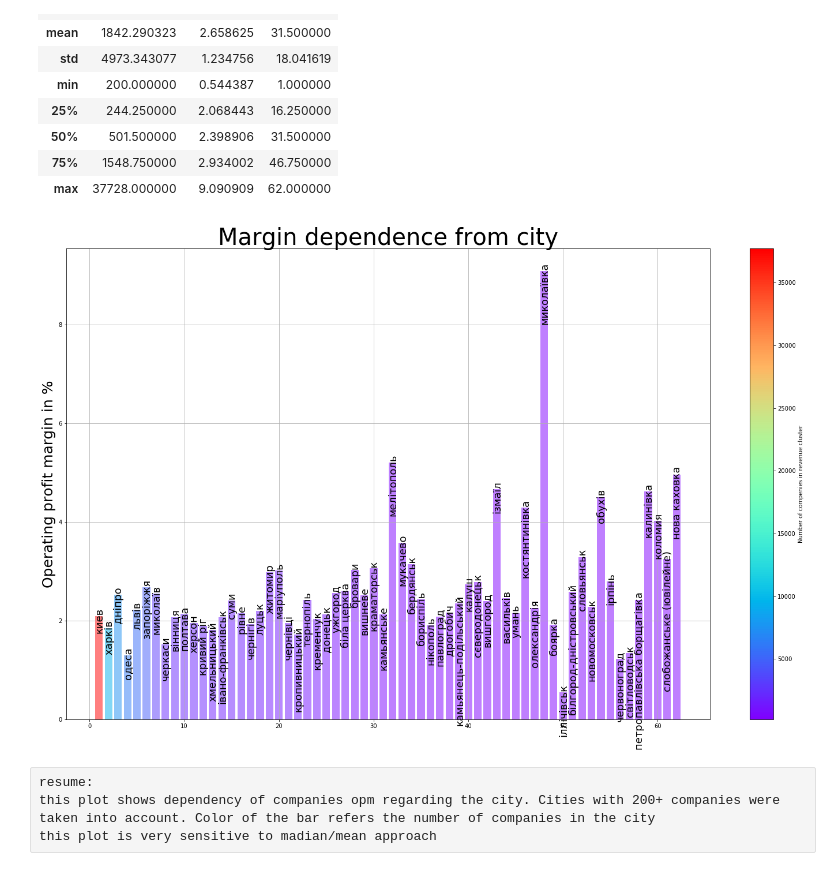
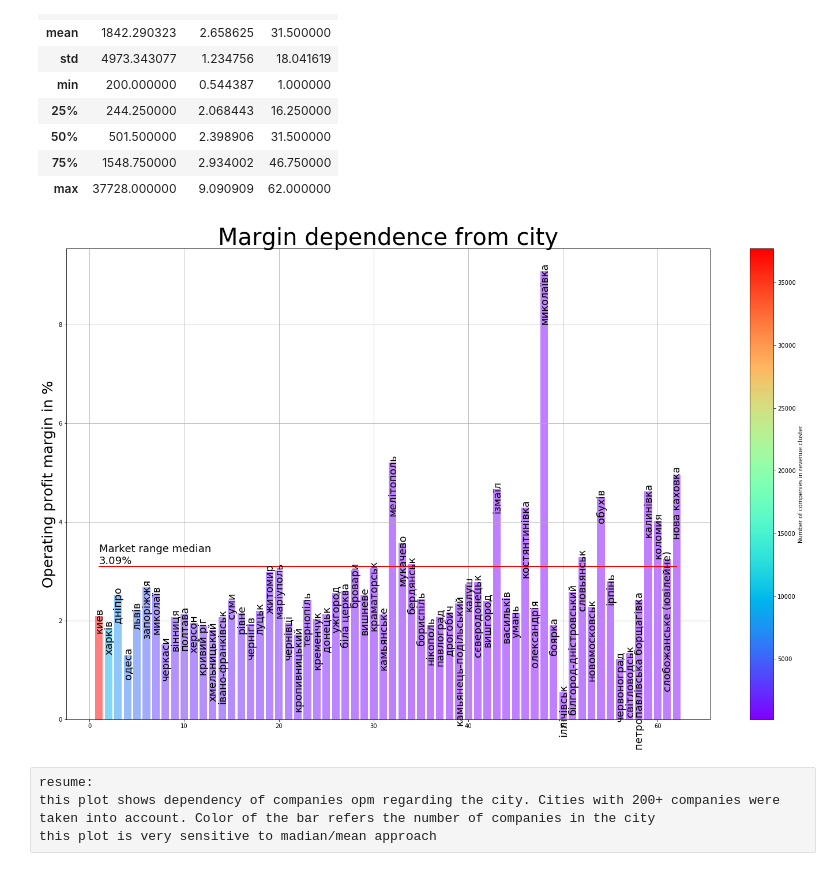
Before and after one commit to VeritasVZ/visualizations, a Jupyter notebook: benchmark_visualization_v2.ipynb, the cells around one changed output. Drawn from its saved outputs; the diff is of its cells as text; code cells hidden in the pictures.

```diff
--- a/benchmark_visualization_v2.ipynb
+++ b/benchmark_visualization_v2.ipynb
@@ -330,31 +346,33 @@ opm_from_city_g.describe()
 annotations = opm_from_city_g.city.values
 x = opm_from_city_g.city_id.values
 y = opm_from_city_g.opm.values
+range_median = np.linspace(dis_median, dis_median, len(annotations))
 # %%
 fig, ax = plt.subplots(figsize=(25,15))
 
 
 cmap = plt.cm.rainbow
 norm = mpl.colors.Normalize(vmin = opm_from_city_g.quantity.min(), vmax = opm_from_city_g.quantity.max())
 #norm = mpl.colors.Normalize(vmin = 1, vmax = 100000)
 ax.bar(x, y, color = cmap(norm(opm_from_city_g.quantity)), alpha = 0.5)
+ax.plot(x, range_median, color = 'r', linewidth=2, alpha=1)
 ax.set_title('Margin dependence from city')
 ax.title.set_fontsize(40)
 for item in ([ax.xaxis.label, ax.yaxis.label]):
     item.set_fontsize(25)
 for i in range(len(annotations)):
     ax.annotate(annotations[i], (x[i]-0.5,y[i]), fontsize = 18, rotation = 90)
     #ax.annotate(annotations_opm_year[i], (x_year[i], y_year[i]+0.1), fontsize = 12)
-#ax.plot(x, 3.09, color = 'r')
+ax.annotate('Market range median\n'+str(round(dis_median,2))+'%', xy=(1,3.15), fontsize = 18)
 #ax.set_xlabel('City_id')
 ax.set_ylabel('Operating profit margin in %')
 sm = plt.cm.ScalarMappable(cmap = cmap, norm = norm)
 sm.set_array([])
-fig.colorbar(sm).set_label('Number of compenies in revenue cluster', rotation=90)
+fig.colorbar(sm).set_label('Number of compenies in revenue cluster', rotation=90, fontsize = 18)
 plt.grid()
 plt.show()
 # %% [output]
-[figure, old version]
+[figure, new version]
 # %% [raw]
 resume:
 this plot shows dependency of companies opm regarding the city. Cities with 200+ companies were taken into account. Color of the bar refers the number of companies in the city
```
Also changed, not shown: parts of 19 cells of this notebook.
